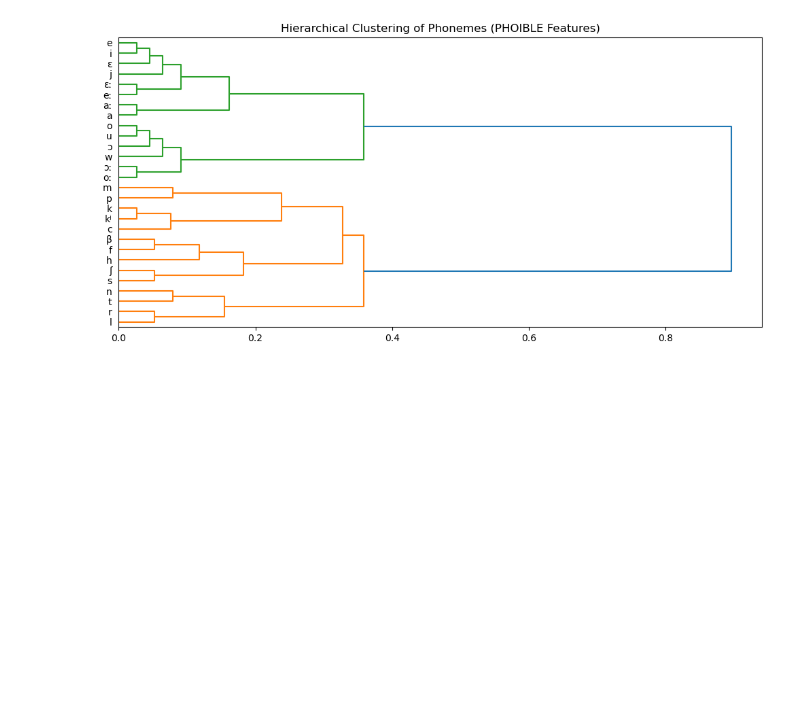
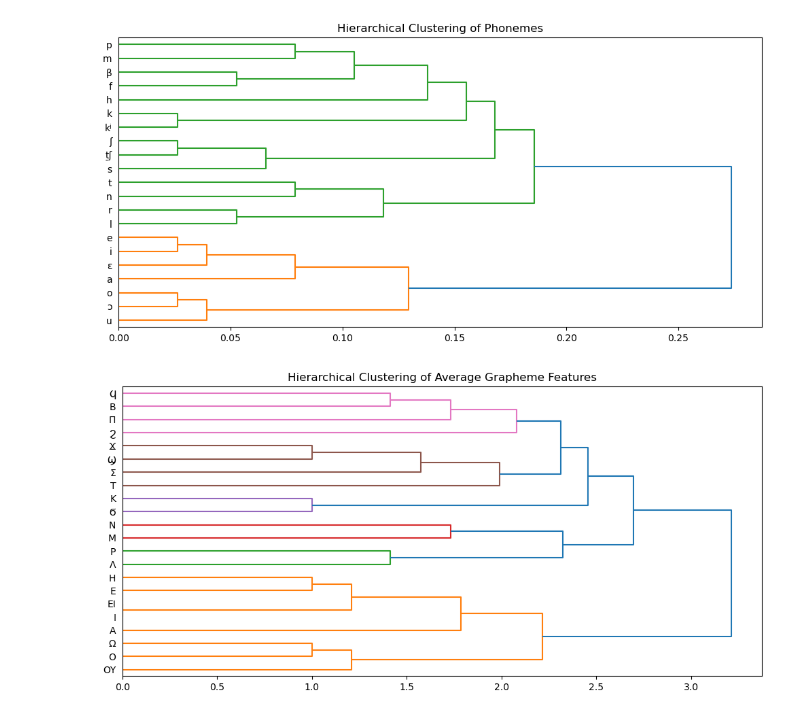
Before and after one commit to kmein/greek-coptic, a Jupyter notebook: features.ipynb, the cells around one changed output. Cells and saved outputs as stored; diff of their text form; code cells hidden in the pictures; blank space fills up the shorter version.

```diff
--- a/features.ipynb
+++ b/features.ipynb
@@ -121,16 +292,17 @@ plt.show()
 # %%
-sahidic_phonemes = ["i", "u", "e", "eː", "ɛ", "ɛː", "o", "oː", "ɔ", "ɔː", "a", "aː"] + ["p", "m", "f", "β", "t", "n", "s", "l", "r", "ʃ", "c", "j", "kʲ", "k", "w", "h"] #+ ["au̯", "aːu̯", "ai̯", "ɛi̯", "ɔi̯", "ei̯", "ui̯", "iu̯", "ɔu̯"] #"ɔːu",
-sahidic_features = feature_matrix.loc[sahidic_phonemes].replace({'+': 1, '-': 0, '+,-': 1, '-,+': 1}).fillna(0).astype(int)
-sahidic_distance = pdist(sahidic_features.values, metric='hamming')  # Hamming is ideal for binary
-
-# Generate linkage matrix
-Z = linkage(sahidic_distance, method='ward')
-
-# Plot dendrogram
+Z, df = phoneme_clusters(sahidic_correspondences)
 plt.figure(figsize=(10, 5))
-dendrogram(Z, labels=sahidic_features.index.tolist(), orientation='right')
-plt.title("Hierarchical Clustering of Phonemes (PHOIBLE Features)")
+dendrogram(Z, labels=df.index.tolist(), orientation='right')
+plt.title("Hierarchical Clustering of Phonemes")
 plt.tight_layout()
 plt.show()
+
+Z, df = grapheme_clusters(sahidic_correspondences)
+plt.figure(figsize=(10, 5))
+dendrogram(Z, labels=df.index.tolist(), orientation='right')
+plt.title("Hierarchical Clustering of Average Grapheme Features")
+plt.tight_layout()
+plt.show()
 # %% [output]
-[figure, old version]
+[figure, new version]
+[figure, added]
```
Also changed, not shown: parts of 19 cells of this notebook.
